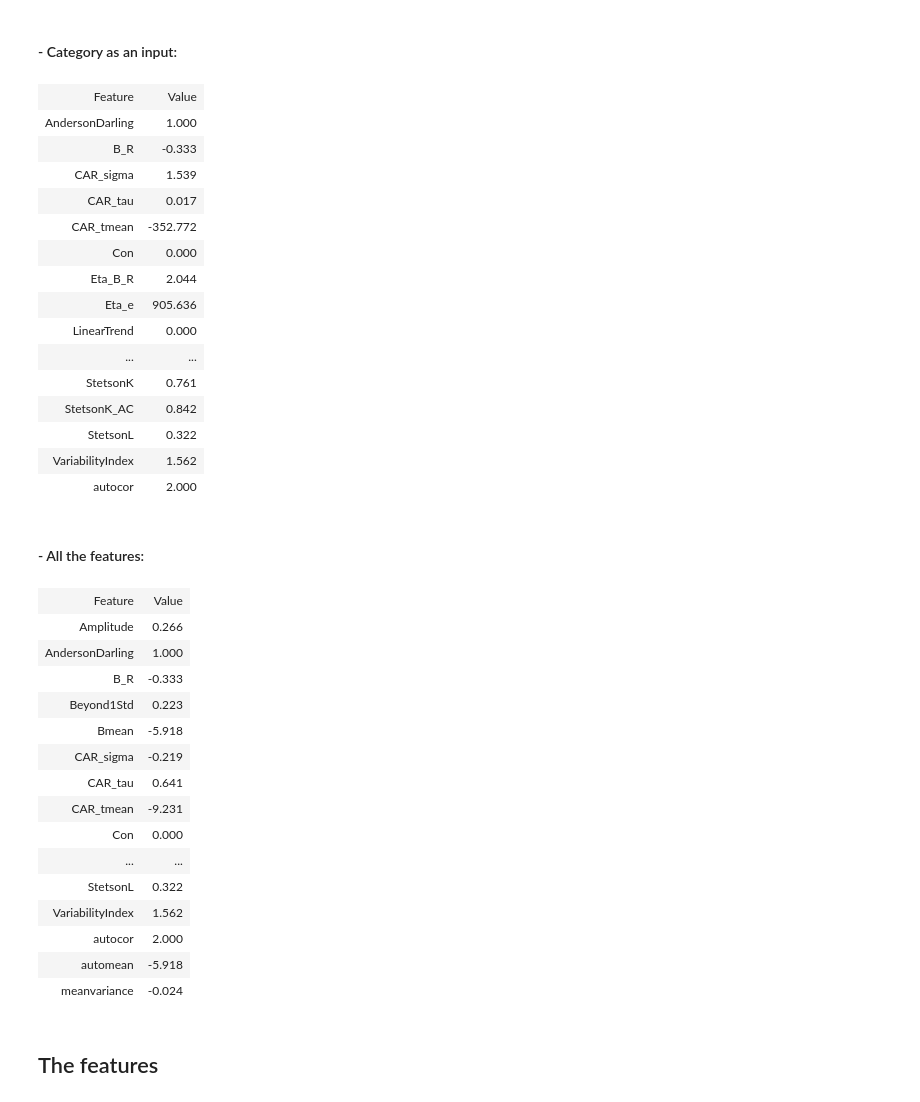
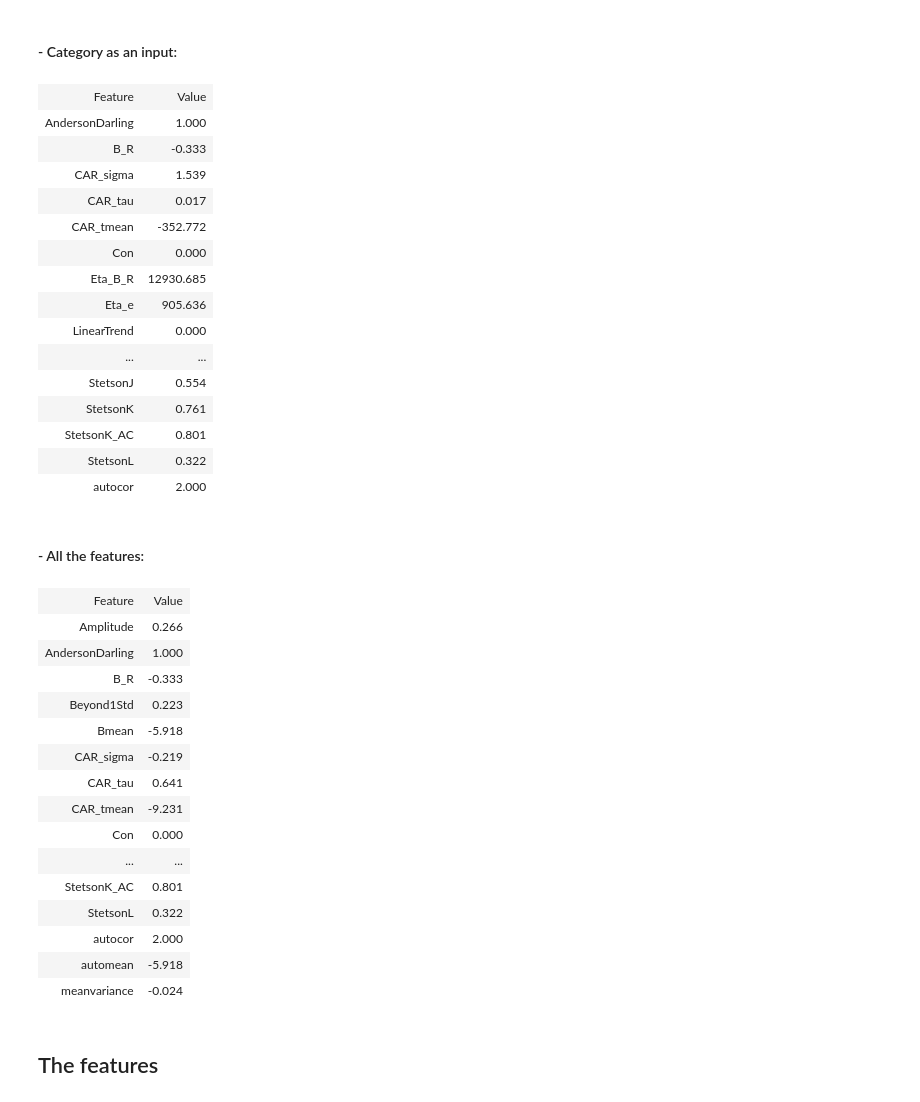
Before and after one commit to isadoranun/time-series-feats, a Jupyter notebook: FeaturesDocumentation.ipynb, the cells around one changed output. Drawn from its saved outputs; the diff is of its cells as text; code cells hidden in the pictures.

```diff
--- a/FeaturesDocumentation.ipynb
+++ b/FeaturesDocumentation.ipynb
@@ -159,31 +163,31 @@ Table(a)
 # %% [markdown]
 #### - Category as an input:
 # %%
-a = FeatureSpace(category=['timeSeries'], automean=[0,0], StetsonK_AC = mjd, StetsonL=[aligned_second_data, aligned_data] ,  B_R=second_data, Beyond1Std=error, StetsonJ=[aligned_second_data, aligned_data], MaxSlope=mjd, LinearTrend=mjd, Eta_B_R=[aligned_second_data, aligned_data], Eta_e=mjd, Q31B_R=[aligned_second_data, aligned_data], PeriodLS=mjd, CAR_sigma = [mjd, error**2], SlottedA = mjd)
+a = FeatureSpace(category=['timeSeries'], automean=[0,0], StetsonL=[aligned_second_data, aligned_data] ,  B_R=second_data, Beyond1Std=error, StetsonJ=[aligned_second_data, aligned_data], MaxSlope=mjd, LinearTrend=mjd, Eta_B_R=[aligned_second_data, aligned_data, aligned_mjd], Eta_e=mjd, Q31B_R=[aligned_second_data, aligned_data], PeriodLS=mjd, CAR_sigma = [mjd, error**2], SlottedA = mjd)
 a=a.calculateFeature(data)
 
 Table(a)
 # %% [output]
 | Feature | Value |
 | AndersonDarling | 1.000 |
 | B_R | -0.333 |
 | CAR_sigma | 1.539 |
 | CAR_tau | 0.017 |
 | CAR_tmean | -352.772 |
 | Con | 0.000 |
-| Eta_B_R | 2.044 |
+| Eta_B_R | 12930.685 |
 | Eta_e | 905.636 |
 | LinearTrend | 0.000 |
 | ... | ... |
+| StetsonJ | 0.554 |
 | StetsonK | 0.761 |
-| StetsonK_AC | 0.842 |
+| StetsonK_AC | 0.801 |
 | StetsonL | 0.322 |
-| VariabilityIndex | 1.562 |
 | autocor | 2.000 |
 # %% [markdown]
 #### - All the features:
 # %%
-a = FeatureSpace(category='all',featureList=None, automean=[0,0], StetsonK_AC = mjd, StetsonL=[aligned_second_data, aligned_data] ,  B_R=second_data, Beyond1Std=error, StetsonJ=[aligned_second_data, aligned_data], MaxSlope=mjd, LinearTrend=mjd, Eta_B_R=[aligned_second_data, aligned_data], Eta_e=mjd, Q31B_R=[aligned_second_data, aligned_data], PeriodLS=mjd, CAR_sigma=[mjd, error], SlottedA = mjd)
+a = FeatureSpace(category='all',featureList=None, automean=[0,0], StetsonL=[aligned_second_data, aligned_data] ,  B_R=second_data, Beyond1Std=error, StetsonJ=[aligned_second_data, aligned_data], MaxSlope=mjd, LinearTrend=mjd, Eta_B_R=[aligned_second_data, aligned_data, aligned_mjd], Eta_e=mjd, Q31B_R=[aligned_second_data, aligned_data], PeriodLS=mjd, CAR_sigma=[mjd, error], SlottedA = mjd)
 a=a.calculateFeature(data)
 
 Table(a)
@@ -199,8 +203,8 @@ Table(a)
 | CAR_tmean | -9.231 |
 | Con | 0.000 |
 | ... | ... |
+| StetsonK_AC | 0.801 |
 | StetsonL | 0.322 |
-| VariabilityIndex | 1.562 |
 | autocor | 2.000 |
 | automean | -5.918 |
 | meanvariance | -0.024 |
```
Also changed, not shown: parts of 25 cells of this notebook, 14 other files.
